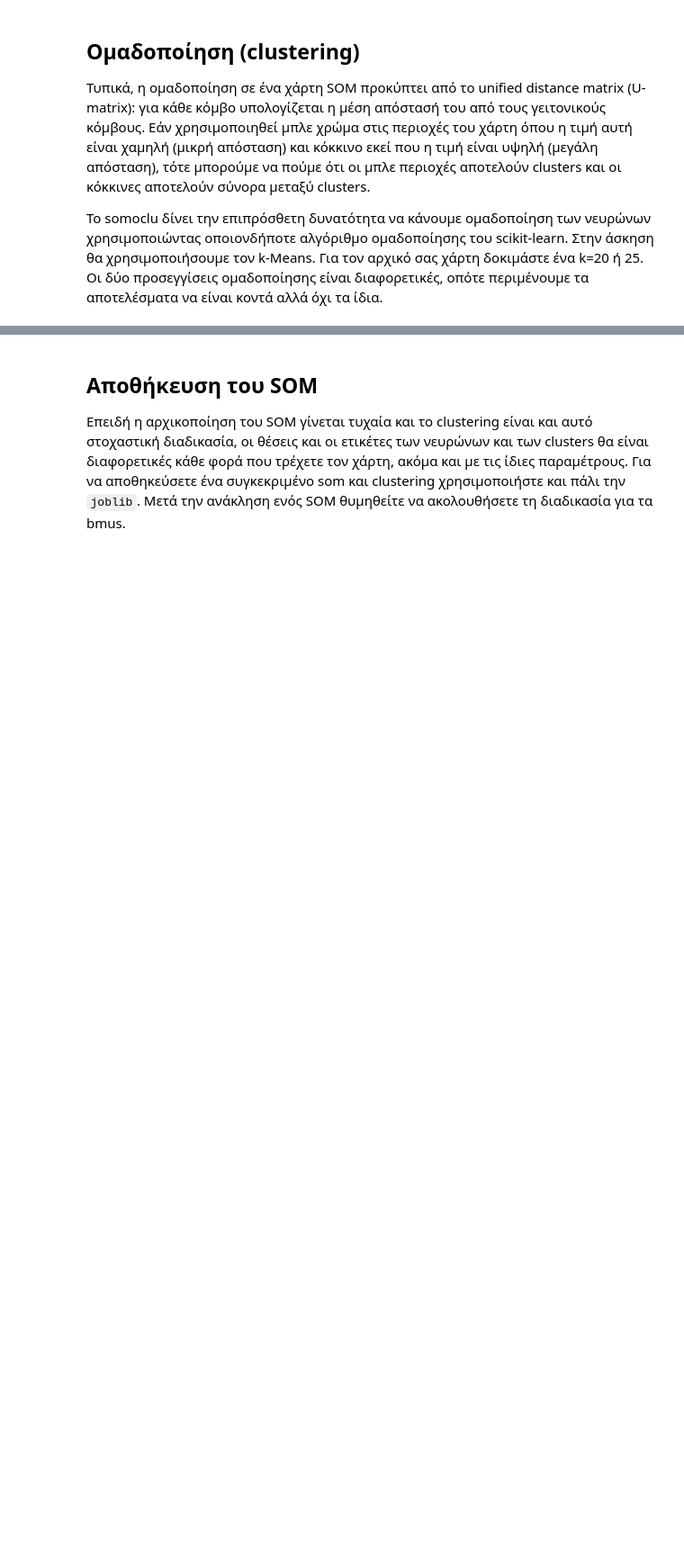
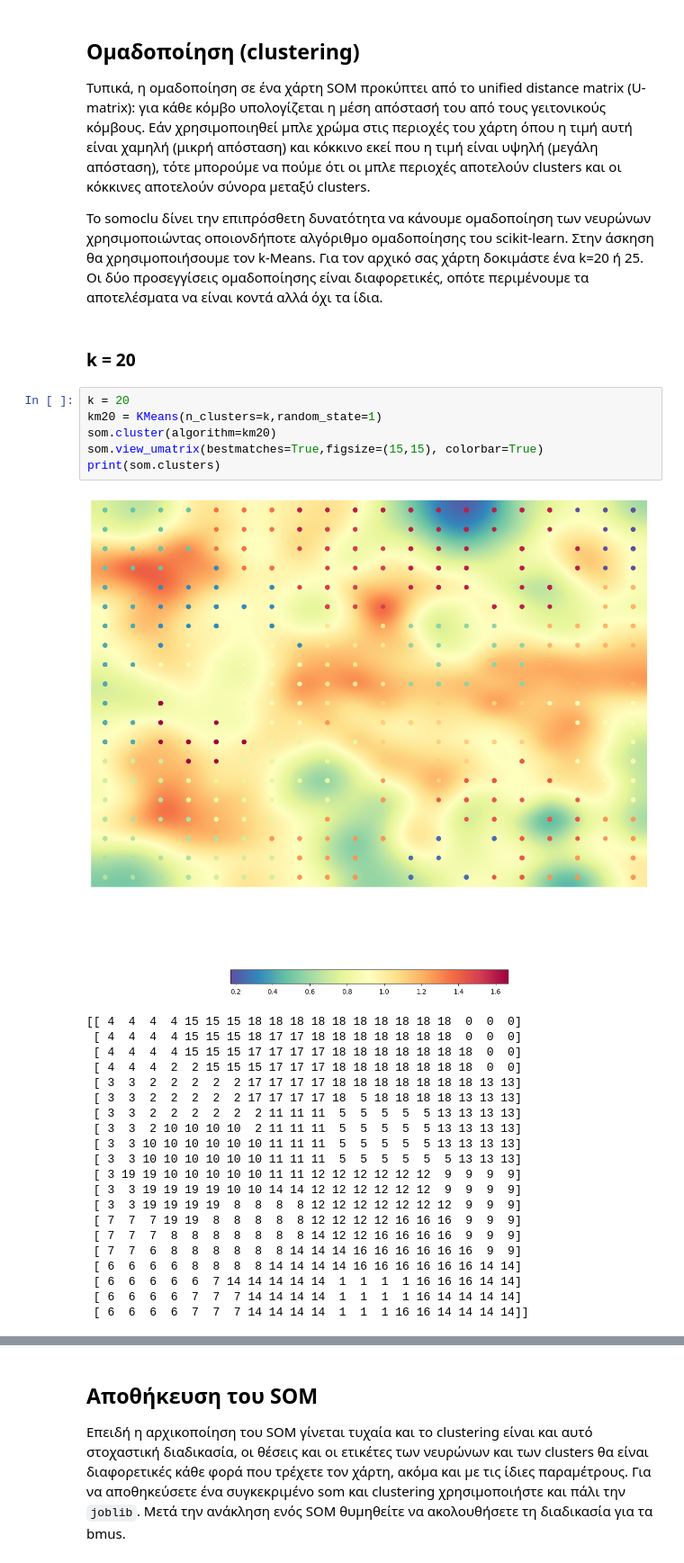
Before and after one commit to ngregoriade/neural_net_ntua, a Jupyter notebook: lab2/Εργασία_2_Unsupervised_Learning_Εκφώνηση (1).ipynb, the cells around one changed output, grey strips where cells are left out. Shown at 90% size. Drawn from its saved outputs; the diff is of its cells as text; blank space fills up the shorter version.

```diff
--- a/lab2/Εργασία_2_Unsupervised_Learning_Εκφώνηση (1).ipynb
+++ b/lab2/Εργασία_2_Unsupervised_Learning_Εκφώνηση (1).ipynb
@@ -603,3 +1302,33 @@ NameError: name 'wrap_train' is not defined
 Τυπικά, η ομαδοποίηση σε ένα χάρτη SOM προκύπτει από το unified distance matrix (U-matrix): για κάθε κόμβο υπολογίζεται η μέση απόστασή του από τους γειτονικούς κόμβους. Εάν χρησιμοποιηθεί μπλε χρώμα στις περιοχές του χάρτη όπου η τιμή αυτή είναι χαμηλή (μικρή απόσταση) και κόκκινο εκεί που η τιμή είναι υψηλή (μεγάλη απόσταση), τότε μπορούμε να πούμε ότι οι μπλε περιοχές αποτελούν clusters και οι κόκκινες αποτελούν σύνορα μεταξύ clusters.
 
 To somoclu δίνει την επιπρόσθετη δυνατότητα να κάνουμε ομαδοποίηση των νευρώνων χρησιμοποιώντας οποιονδήποτε αλγόριθμο ομαδοποίησης του scikit-learn. Στην άσκηση θα χρησιμοποιήσουμε τον k-Means. Για τον αρχικό σας χάρτη δοκιμάστε ένα k=20 ή 25. Οι δύο προσεγγίσεις ομαδοποίησης είναι διαφορετικές, οπότε περιμένουμε τα αποτελέσματα να είναι κοντά αλλά όχι τα ίδια.
+# %% [markdown]
+### k = 20
+# %%
+k = 20
+km20 = KMeans(n_clusters=k,random_state=1)
+som.cluster(algorithm=km20)
+som.view_umatrix(bestmatches=True,figsize=(15,15), colorbar=True)
+print(som.clusters)
+# %% [output]
+[figure, added]
+[[ 4  4  4  4 15 15 15 18 18 18 18 18 18 18 18 18 18  0  0  0]
+ [ 4  4  4  4 15 15 15 18 17 17 18 18 18 18 18 18 18  0  0  0]
+ [ 4  4  4  4 15 15 15 17 17 17 17 18 18 18 18 18 18 18  0  0]
+ [ 4  4  4  2  2 15 15 15 17 17 17 18 18 18 18 18 18 18  0  0]
+ [ 3  3  2  2  2  2  2 17 17 17 17 18 18 18 18 18 18 18 13 13]
+ [ 3  3  2  2  2  2  2 17 17 17 17 18  5 18 18 18 18 13 13 13]
+ [ 3  3  2  2  2  2  2  2 11 11 11  5  5  5  5  5 13 13 13 13]
+ [ 3  3  2 10 10 10 10  2 11 11 11  5  5  5  5  5 13 13 13 13]
+ [ 3  3 10 10 10 10 10 10 11 11 11  5  5  5  5  5 13 13 13 13]
+ [ 3  3 10 10 10 10 10 10 11 11 11  5  5  5  5  5  5 13 13 13]
+ [ 3 19 19 10 10 10 10 10 11 11 12 12 12 12 12 12  9  9  9  9]
+ [ 3  3 19 19 19 19 10 10 14 14 12 12 12 12 12 12  9  9  9  9]
+ [ 3  3 19 19 19 19  8  8  8  8 12 12 12 12 12 12 12  9  9  9]
+ [ 7  7  7 19 19  8  8  8  8  8 12 12 12 12 16 16 16  9  9  9]
+ [ 7  7  7  8  8  8  8  8  8  8 14 12 12 16 16 16 16  9  9  9]
+ [ 7  7  6  8  8  8  8  8  8 14 14 14 16 16 16 16 16 16  9  9]
+ [ 6  6  6  6  8  8  8  8 14 14 14 14 16 16 16 16 16 16 14 14]
+ [ 6  6  6  6  6  7 14 14 14 14 14  1  1  1  1 16 16 16 14 14]
+ [ 6  6  6  6  7  7  7 14 14 14 14  1  1  1  1 16 14 14 14 14]
+ [ 6  6  6  6  7  7  7 14 14 14 14  1  1  1 16 16 14 14 14 14]]
```
Also changed, not shown: parts of 122 cells of this notebook, 2 other files.
